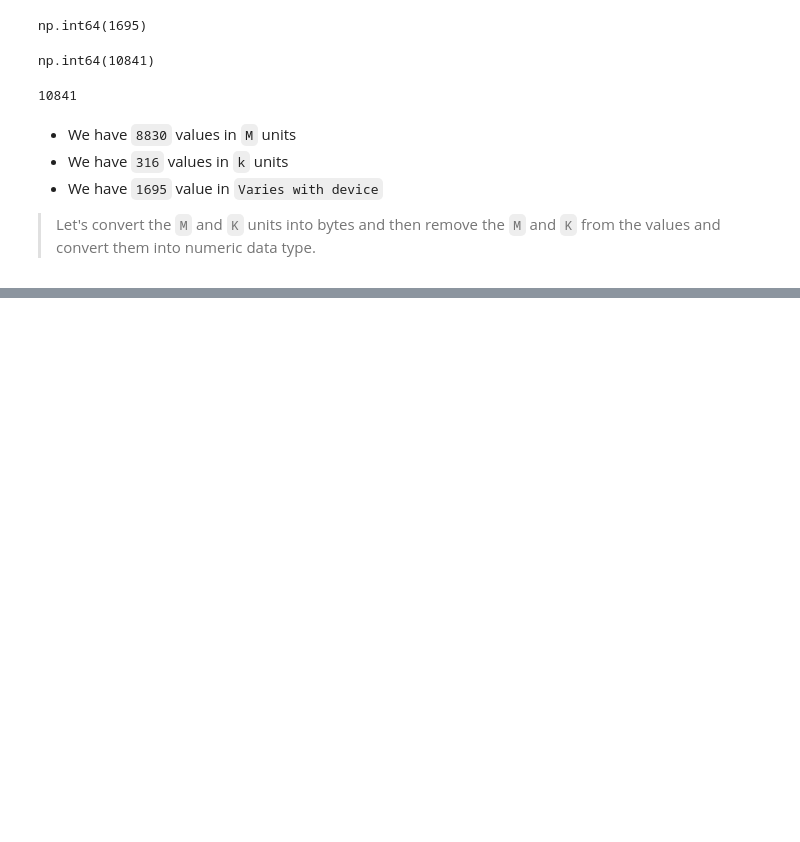
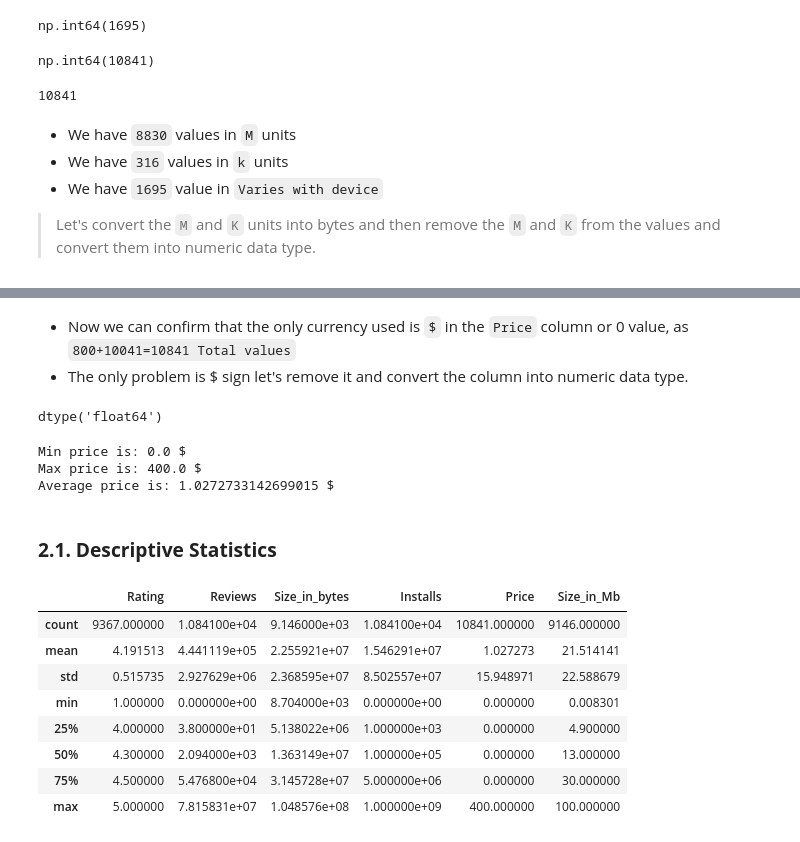
Before and after one commit to AltafHussain533/python-for-data-science, a Jupyter notebook: pandas_tips_trick/05_complete_EDA_google_playstore_data.ipynb, the cells around one changed output, grey strips where cells are left out. Cells and saved outputs as stored; diff of their text form; code cells hidden in the pictures; blank space fills up the shorter version.

```diff
--- a/pandas_tips_trick/05_complete_EDA_google_playstore_data.ipynb
+++ b/pandas_tips_trick/05_complete_EDA_google_playstore_data.ipynb
@@ -180,0 +290,5 @@ np.int64(10841)
+# %%
+# making a new column called 'Installs_category' which will have the category of the installs
+bins = [-1, 0, 10, 1000, 10000, 100000, 1000000, 10000000, 10000000000]
+labels=['no', 'Very low', 'Low', 'Moderate', 'More than moderate', 'High', 'Very High', 'Top Notch']
+df['Installs_category'] = pd.cut(df['Installs'], bins=bins, labels=labels)
@@ -180,0 +370,35 @@ np.int64(10841)
+# %% [markdown]
+- Now we can confirm that the only currency used is `$` in the `Price` column or 0 value, as `800+10041=10841 Total values`
+- The only problem is $ sign let's remove it and convert the column into numeric data type.
+# %%
+# remove the dollar sign from the price column and convert it to numeric
+df['Price'] = df['Price'].apply(lambda x: x.replace('$', '') if '$' in str(x) else x)
+# convert the price column to numeric (float because this is the price)
+df['Price'] = df['Price'].apply(lambda x: float(x))
+# %%
+df['Price'].dtype # this will show the data type of the column
+# %% [output]
+dtype('float64')
+# %%
+# using f string to print the min, max and average price of the apps
+print(f"Min price is: {df['Price'].min()} $")
+print(f"Max price is: {df['Price'].max()} $")
+print(f"Average price is: {df['Price'].mean()} $")
+# %% [output]
+Min price is: 0.0 $
+Max price is: 400.0 $
+Average price is: 1.0272733142699015 $
+# %% [markdown]
+### **2.1. Descriptive Statistics**
+# %%
+df.describe() # this will show the statistical summary of the dataframe
+# %% [output]
+|  | Rating | Reviews | Size_in_bytes | Installs | Price | Size_in_Mb |
+| count | 9367.000000 | 1.084100e+04 | 9.146000e+03 | 1.084100e+04 | 10841.000000 | 9146.000000 |
+| mean | 4.191513 | 4.441119e+05 | 2.255921e+07 | 1.546291e+07 | 1.027273 | 21.514141 |
+| std | 0.515735 | 2.927629e+06 | 2.368595e+07 | 8.502557e+07 | 15.948971 | 22.588679 |
+| min | 1.000000 | 0.000000e+00 | 8.704000e+03 | 0.000000e+00 | 0.000000 | 0.008301 |
+| 25% | 4.000000 | 3.800000e+01 | 5.138022e+06 | 1.000000e+03 | 0.000000 | 4.900000 |
+| 50% | 4.300000 | 2.094000e+03 | 1.363149e+07 | 1.000000e+05 | 0.000000 | 13.000000 |
+| 75% | 4.500000 | 5.476800e+04 | 3.145728e+07 | 5.000000e+06 | 0.000000 | 30.000000 |
+| max | 5.000000 | 7.815831e+07 | 1.048576e+08 | 1.000000e+09 | 400.000000 | 100.000000 |
```
Also changed, not shown: parts of 30 cells of this notebook.
